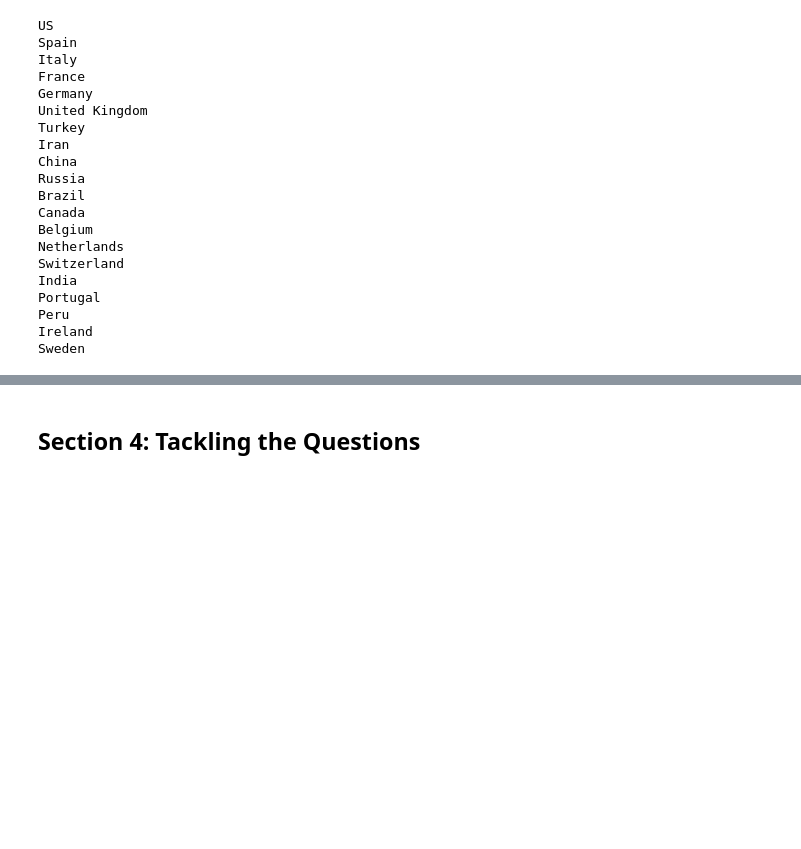
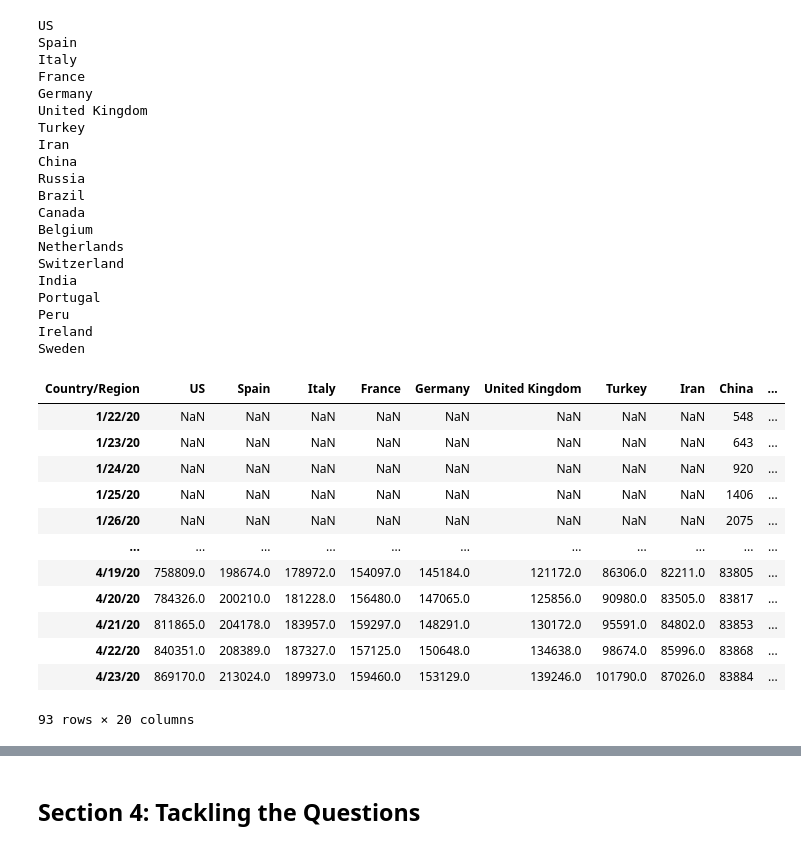
Before and after one commit to dnewton090/COVID-19, a Jupyter notebook: COVID-19_April-20_DX&M.ipynb, the cells around one changed output, grey strips where cells are left out. Cells and saved outputs as stored; diff of their text form; code cells hidden in the pictures; blank space fills up the shorter version.

```diff
--- a/COVID-19_April-20_DX&M.ipynb
+++ b/COVID-19_April-20_DX&M.ipynb
@@ -633,6 +670,22 @@ Portugal
 Peru
 Ireland
 Sweden
+# %%
+normalise_country
+# %% [output]
+| Country/Region | US | Spain | Italy | France | Germany | United Kingdom | Turkey | Iran | China | ... |
+| 1/22/20 | NaN | NaN | NaN | NaN | NaN | NaN | NaN | NaN | 548 | ... |
+| 1/23/20 | NaN | NaN | NaN | NaN | NaN | NaN | NaN | NaN | 643 | ... |
+| 1/24/20 | NaN | NaN | NaN | NaN | NaN | NaN | NaN | NaN | 920 | ... |
+| 1/25/20 | NaN | NaN | NaN | NaN | NaN | NaN | NaN | NaN | 1406 | ... |
+| 1/26/20 | NaN | NaN | NaN | NaN | NaN | NaN | NaN | NaN | 2075 | ... |
+| ... | ... | ... | ... | ... | ... | ... | ... | ... | ... | ... |
+| 4/19/20 | 758809.0 | 198674.0 | 178972.0 | 154097.0 | 145184.0 | 121172.0 | 86306.0 | 82211.0 | 83805 | ... |
+| 4/20/20 | 784326.0 | 200210.0 | 181228.0 | 156480.0 | 147065.0 | 125856.0 | 90980.0 | 83505.0 | 83817 | ... |
+| 4/21/20 | 811865.0 | 204178.0 | 183957.0 | 159297.0 | 148291.0 | 130172.0 | 95591.0 | 84802.0 | 83853 | ... |
+| 4/22/20 | 840351.0 | 208389.0 | 187327.0 | 157125.0 | 150648.0 | 134638.0 | 98674.0 | 85996.0 | 83868 | ... |
+| 4/23/20 | 869170.0 | 213024.0 | 189973.0 | 159460.0 | 153129.0 | 139246.0 | 101790.0 | 87026.0 | 83884 | ... |
+93 rows × 20 columns
 # %%
 # Gandip
 norm = normalise_population.columns
```
Also changed, not shown: parts of 17 cells of this notebook.
